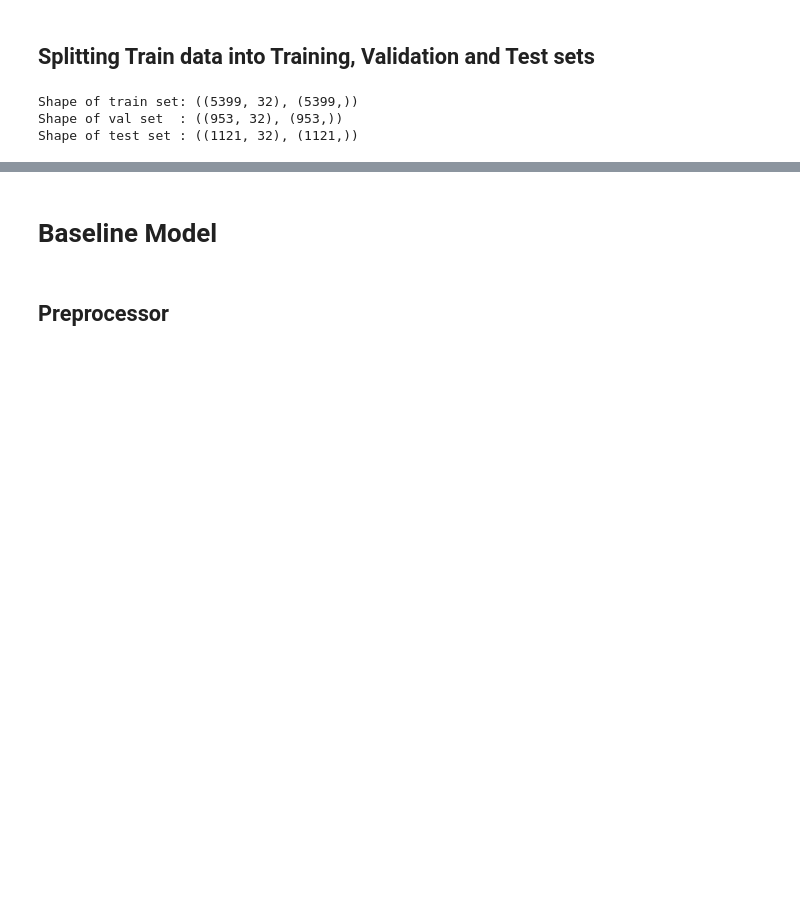
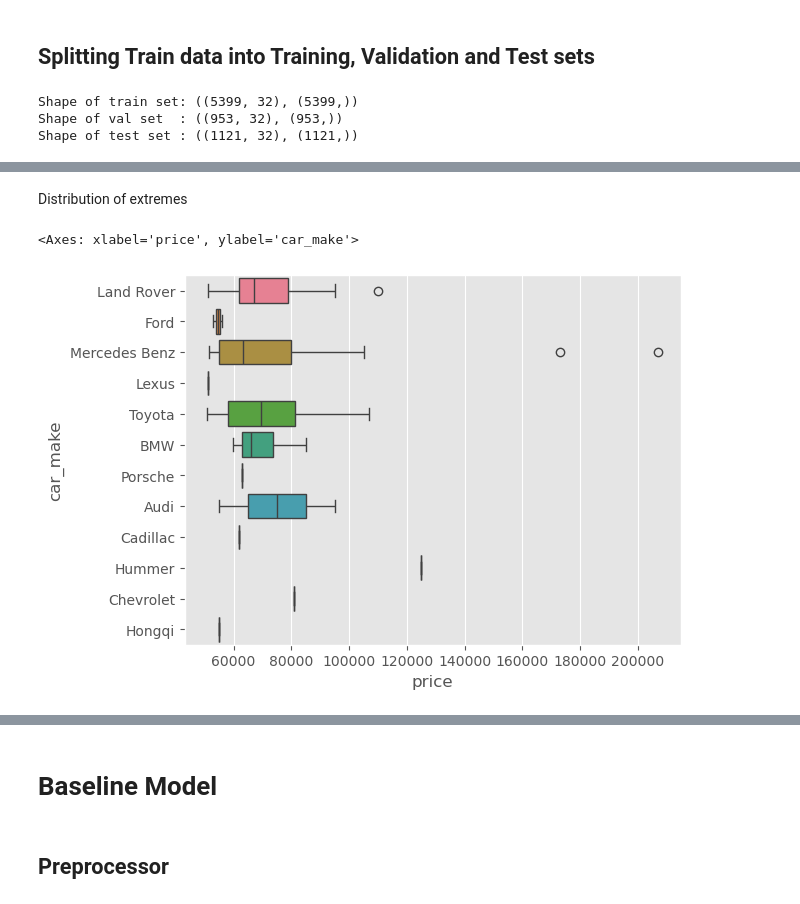
Before and after one commit to abhaykukade/Car-Price-Prediction, a Jupyter notebook: model_evaluation_v2.ipynb, the cells around one changed output, grey strips where cells are left out. Cells and saved outputs as stored; diff of their text form; code cells hidden in the pictures; blank space fills up the shorter version.

```diff
--- a/model_evaluation_v2.ipynb
+++ b/model_evaluation_v2.ipynb
@@ -116,0 +148,7 @@ Shape of test set : ((1121, 32), (1121,))
+# %% [markdown]
+Distribution of extremes
+# %%
+sns.boxplot(data=extremes, x='price', y='car_make', hue='car_make', orient='h')
+# %% [output]
+<Axes: xlabel='price', ylabel='car_make'>
+[figure, added]
```
Also changed, not shown: parts of 11 cells of this notebook.
